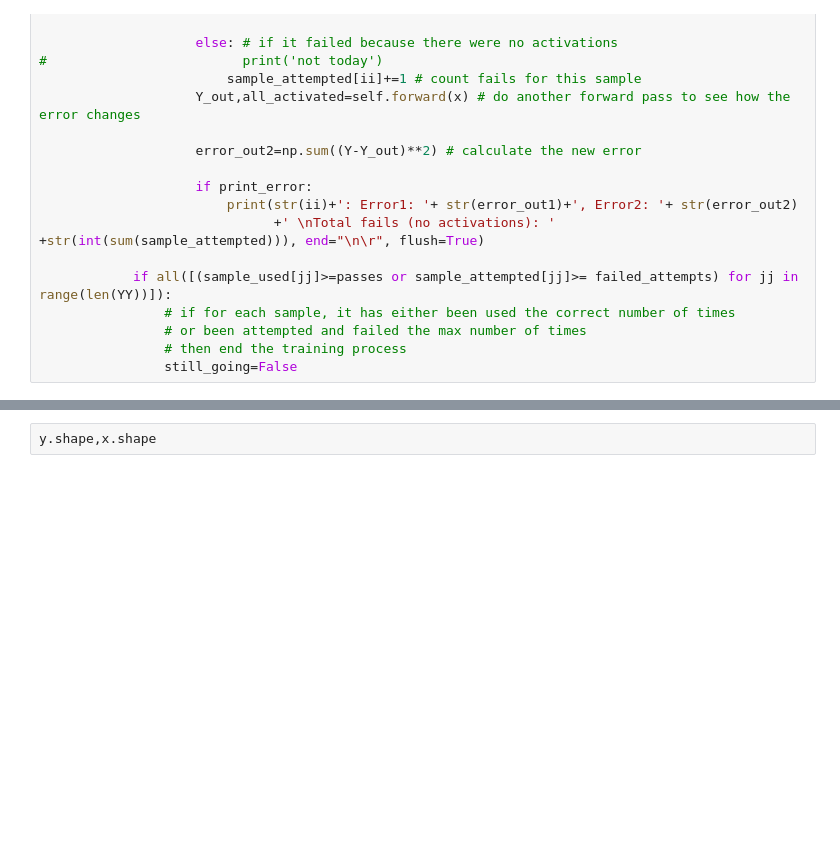
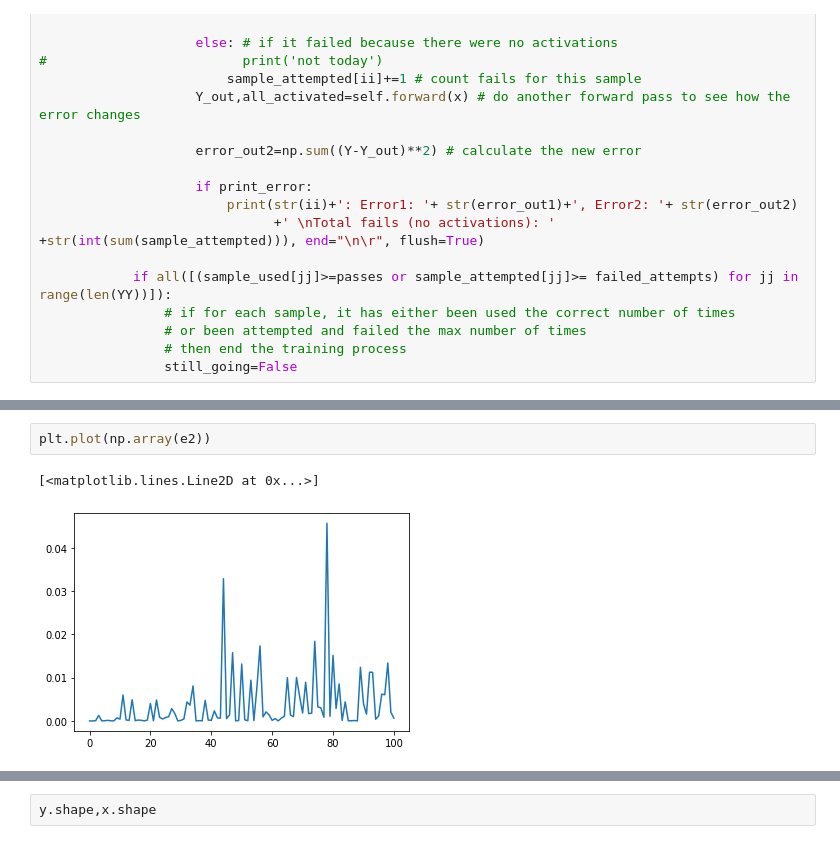
Before and after one commit to bready1/BNet, a Jupyter notebook: attempt3.ipynb, the cells around one changed output, grey strips where cells are left out. Drawn from its saved outputs; the diff is of its cells as text; blank space fills up the shorter version.

```diff
--- a/attempt3.ipynb
+++ b/attempt3.ipynb
@@ -658,0 +701,5 @@ Total fails (no activations): 0
+# %%
+plt.plot(np.array(e2))
+# %% [output]
+[<matplotlib.lines.Line2D at 0x...>]
+[figure, added]
```
Also changed, not shown: parts of 35 cells of this notebook.
